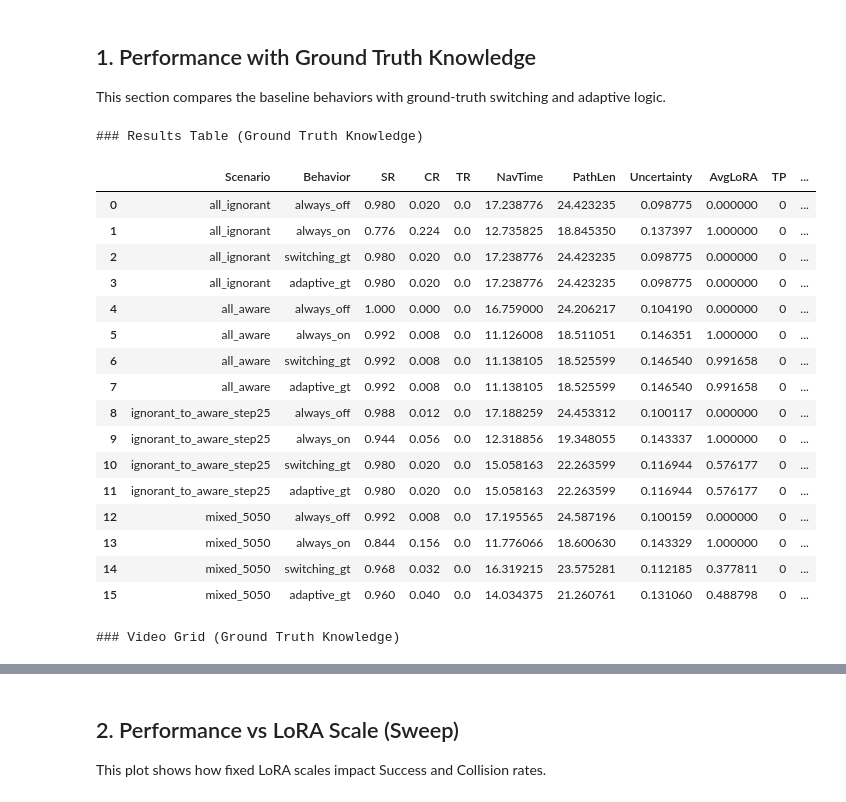
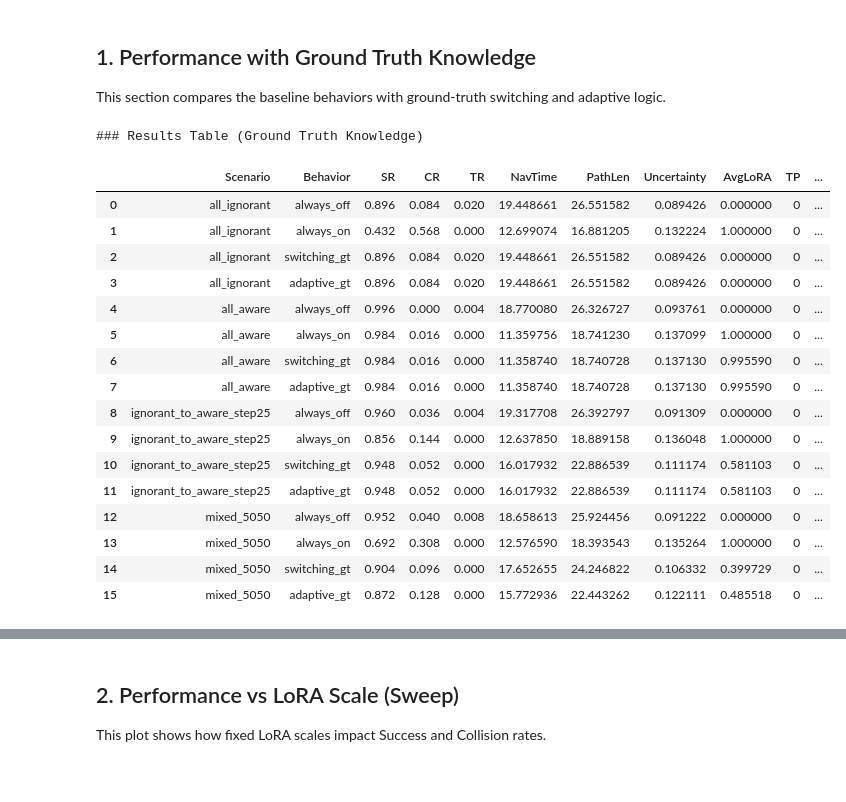
Before and after one commit to NoelsAdventure/BLEND, a Jupyter notebook: results_visualization.ipynb, the cells around one changed output, grey strips where cells are left out. Cells and saved outputs as stored; diff of their text form; code cells hidden in the pictures.

```diff
--- a/results_visualization.ipynb
+++ b/results_visualization.ipynb
@@ -13,7 +13,8 @@ model_name = 'LoraF_invi_visi_rank_1'
 model_dir = f'trained_models/{model_name}/test/'
 video_root = 'visualizations'
 master_csv = 'result/master_summary.csv'
-current_exp_id = None # Set to your exp_id (e.g. '1') or None for default
+current_exp_id = '1' # Set to your exp_id (e.g. '1') or None for default
+show_videos = False # Set to False to disable video rendering and speed up the notebook
 
 scenarios = [
     'all_ignorant',
@@ -87,29 +88,29 @@ This section compares the baseline behaviors with ground-truth switching and ada
 # %%
 gt_behaviors = ['always_off', 'always_on', 'switching_gt', 'adaptive_gt']
 df_gt = load_results(scenarios, gt_behaviors, exp_id=current_exp_id)
 
 print("### Results Table (Ground Truth Knowledge)")
 display(df_gt)
 
-print("\n### Video Grid (Ground Truth Knowledge)")
-display(generate_video_grid(scenarios, gt_behaviors, exp_id=current_exp_id))
+if show_videos:
+    print("\n### Video Grid (Ground Truth Knowledge)")
+    display(generate_video_grid(scenarios, gt_behaviors, exp_id=current_exp_id))
 # %% [output]
 ### Results Table (Ground Truth Knowledge)
 |  | Scenario | Behavior | SR | CR | TR | NavTime | PathLen | Uncertainty | AvgLoRA | TP | ... |
-| 0 | all_ignorant | always_off | 0.980 | 0.020 | 0.0 | 17.238776 | 24.423235 | 0.098775 | 0.000000 | 0 | ... |
-| 1 | all_ignorant | always_on | 0.776 | 0.224 | 0.0 | 12.735825 | 18.845350 | 0.137397 | 1.000000 | 0 | ... |
-| 2 | all_ignorant | switching_gt | 0.980 | 0.020 | 0.0 | 17.238776 | 24.423235 | 0.098775 | 0.000000 | 0 | ... |
-| 3 | all_ignorant | adaptive_gt | 0.980 | 0.020 | 0.0 | 17.238776 | 24.423235 | 0.098775 | 0.000000 | 0 | ... |
-| 4 | all_aware | always_off | 1.000 | 0.000 | 0.0 | 16.759000 | 24.206217 | 0.104190 | 0.000000 | 0 | ... |
-| 5 | all_aware | always_on | 0.992 | 0.008 | 0.0 | 11.126008 | 18.511051 | 0.146351 | 1.000000 | 0 | ... |
-| 6 | all_aware | switching_gt | 0.992 | 0.008 | 0.0 | 11.138105 | 18.525599 | 0.146540 | 0.991658 | 0 | ... |
-| 7 | all_aware | adaptive_gt | 0.992 | 0.008 | 0.0 | 11.138105 | 18.525599 | 0.146540 | 0.991658 | 0 | ... |
-| 8 | ignorant_to_aware_step25 | always_off | 0.988 | 0.012 | 0.0 | 17.188259 | 24.453312 | 0.100117 | 0.000000 | 0 | ... |
-| 9 | ignorant_to_aware_step25 | always_on | 0.944 | 0.056 | 0.0 | 12.318856 | 19.348055 | 0.143337 | 1.000000 | 0 | ... |
-| 10 | ignorant_to_aware_step25 | switching_gt | 0.980 | 0.020 | 0.0 | 15.058163 | 22.263599 | 0.116944 | 0.576177 | 0 | ... |
-| 11 | ignorant_to_aware_step25 | adaptive_gt | 0.980 | 0.020 | 0.0 | 15.058163 | 22.263599 | 0.116944 | 0.576177 | 0 | ... |
-| 12 | mixed_5050 | always_off | 0.992 | 0.008 | 0.0 | 17.195565 | 24.587196 | 0.100159 | 0.000000 | 0 | ... |
-| 13 | mixed_5050 | always_on | 0.844 | 0.156 | 0.0 | 11.776066 | 18.600630 | 0.143329 | 1.000000 | 0 | ... |
-| 14 | mixed_5050 | switching_gt | 0.968 | 0.032 | 0.0 | 16.319215 | 23.575281 | 0.112185 | 0.377811 | 0 | ... |
-| 15 | mixed_5050 | adaptive_gt | 0.960 | 0.040 | 0.0 | 14.034375 | 21.260761 | 0.131060 | 0.488798 | 0 | ... |
+| 0 | all_ignorant | always_off | 0.896 | 0.084 | 0.020 | 19.448661 | 26.551582 | 0.089426 | 0.000000 | 0 | ... |
+| 1 | all_ignorant | always_on | 0.432 | 0.568 | 0.000 | 12.699074 | 16.881205 | 0.132224 | 1.000000 | 0 | ... |
+| 2 | all_ignorant | switching_gt | 0.896 | 0.084 | 0.020 | 19.448661 | 26.551582 | 0.089426 | 0.000000 | 0 | ... |
+| 3 | all_ignorant | adaptive_gt | 0.896 | 0.084 | 0.020 | 19.448661 | 26.551582 | 0.089426 | 0.000000 | 0 | ... |
+| 4 | all_aware | always_off | 0.996 | 0.000 | 0.004 | 18.770080 | 26.326727 | 0.093761 | 0.000000 | 0 | ... |
+| 5 | all_aware | always_on | 0.984 | 0.016 | 0.000 | 11.359756 | 18.741230 | 0.137099 | 1.000000 | 0 | ... |
+| 6 | all_aware | switching_gt | 0.984 | 0.016 | 0.000 | 11.358740 | 18.740728 | 0.137130 | 0.995590 | 0 | ... |
+| 7 | all_aware | adaptive_gt | 0.984 | 0.016 | 0.000 | 11.358740 | 18.740728 | 0.137130 | 0.995590 | 0 | ... |
+| 8 | ignorant_to_aware_step25 | always_off | 0.960 | 0.036 | 0.004 | 19.317708 | 26.392797 | 0.091309 | 0.000000 | 0 | ... |
+| 9 | ignorant_to_aware_step25 | always_on | 0.856 | 0.144 | 0.000 | 12.637850 | 18.889158 | 0.136048 | 1.000000 | 0 | ... |
+| 10 | ignorant_to_aware_step25 | switching_gt | 0.948 | 0.052 | 0.000 | 16.017932 | 22.886539 | 0.111174 | 0.581103 | 0 | ... |
+| 11 | ignorant_to_aware_step25 | adaptive_gt | 0.948 | 0.052 | 0.000 | 16.017932 | 22.886539 | 0.111174 | 0.581103 | 0 | ... |
+| 12 | mixed_5050 | always_off | 0.952 | 0.040 | 0.008 | 18.658613 | 25.924456 | 0.091222 | 0.000000 | 0 | ... |
+| 13 | mixed_5050 | always_on | 0.692 | 0.308 | 0.000 | 12.576590 | 18.393543 | 0.135264 | 1.000000 | 0 | ... |
+| 14 | mixed_5050 | switching_gt | 0.904 | 0.096 | 0.000 | 17.652655 | 24.246822 | 0.106332 | 0.399729 | 0 | ... |
+| 15 | mixed_5050 | adaptive_gt | 0.872 | 0.128 | 0.000 | 15.772936 | 22.443262 | 0.122111 | 0.485518 | 0 | ... |
-### Video Grid (Ground Truth Knowledge)
```
Also changed, not shown: parts of 3 cells of this notebook, 8 other files.
